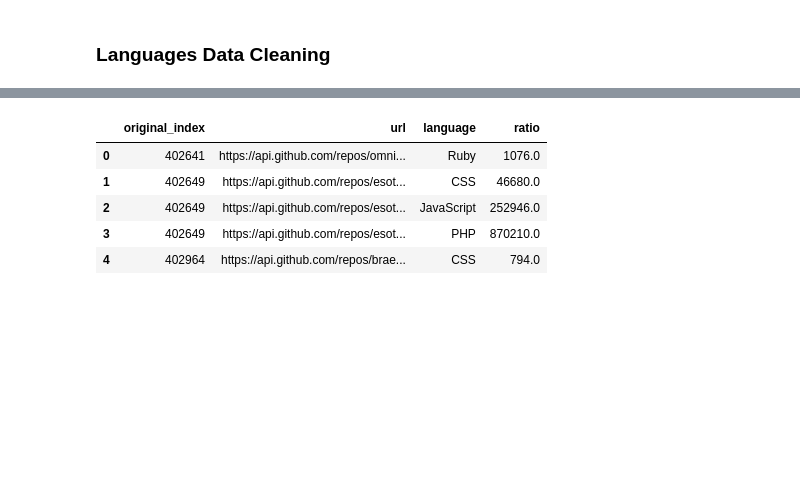
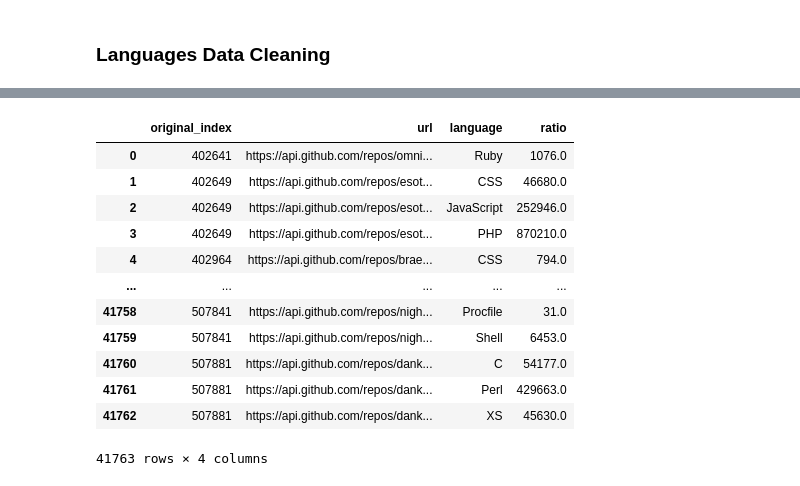
Before and after one commit to karinakanjaria/cyber-etl, a Jupyter notebook: gitlinks/githubDataProcessing.ipynb, the cells around one changed output, grey strips where cells are left out. Cells and saved outputs as stored; diff of their text form; code cells hidden in the pictures; blank space fills up the shorter version.

```diff
--- a/gitlinks/githubDataProcessing.ipynb
+++ b/gitlinks/githubDataProcessing.ipynb
@@ -85,11 +123,18 @@ for i in range(len(langs)):
             result.append([langs.original_index[i], langs.url[i], key, str(value)])
 # %%
 langsdf = pd.DataFrame(result, columns = ['original_index', 'url', 'language', 'ratio'])
-langsdf.head()
+langsdf
 # %% [output]
 |  | original_index | url | language | ratio |
 | 0 | 402641 | https://api.github.com/repos/omni... | Ruby | 1076.0 |
 | 1 | 402649 | https://api.github.com/repos/esot... | CSS | 46680.0 |
 | 2 | 402649 | https://api.github.com/repos/esot... | JavaScript | 252946.0 |
 | 3 | 402649 | https://api.github.com/repos/esot... | PHP | 870210.0 |
 | 4 | 402964 | https://api.github.com/repos/brae... | CSS | 794.0 |
+| ... | ... | ... | ... | ... |
+| 41758 | 507841 | https://api.github.com/repos/nigh... | Procfile | 31.0 |
+| 41759 | 507841 | https://api.github.com/repos/nigh... | Shell | 6453.0 |
+| 41760 | 507881 | https://api.github.com/repos/dank... | C | 54177.0 |
+| 41761 | 507881 | https://api.github.com/repos/dank... | Perl | 429663.0 |
+| 41762 | 507881 | https://api.github.com/repos/dank... | XS | 45630.0 |
+41763 rows × 4 columns
```
Also changed, not shown: parts of 8 cells of this notebook, 17 other files.
